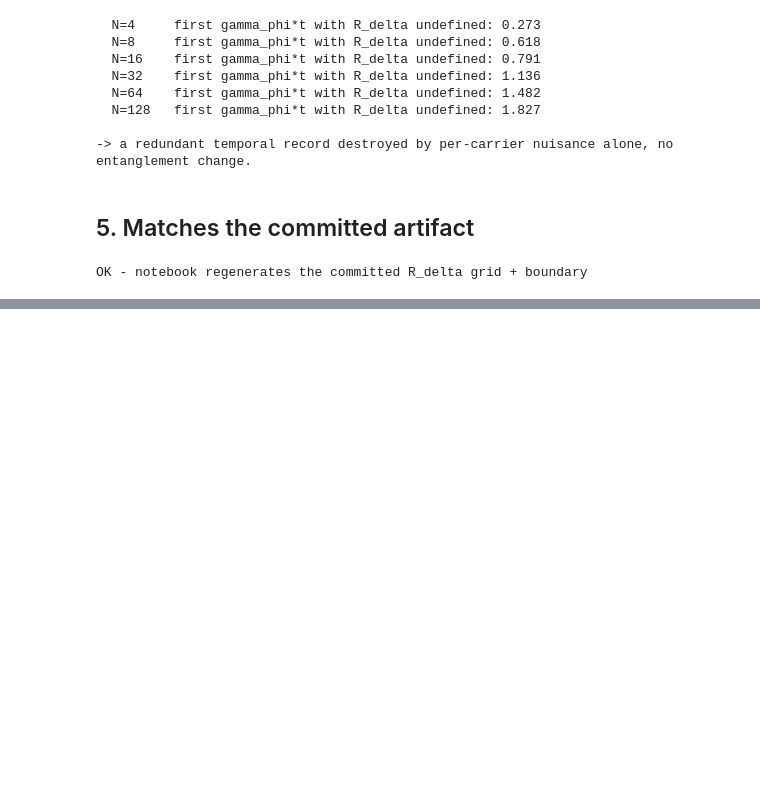
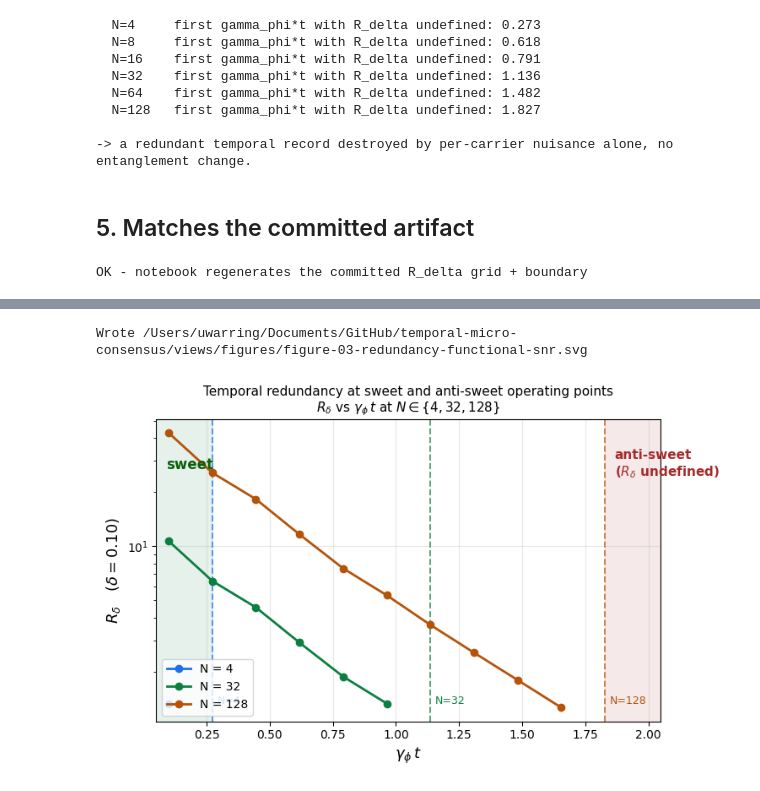
Before and after one commit to uwarring82/temporal-micro-consensus, a Jupyter notebook: numerics/examples/open_instrument_module.ipynb, the cells around one changed output, grey strips where cells are left out. Drawn from its saved outputs; the diff is of its cells as text; code cells hidden in the pictures; blank space fills up the shorter version.

```diff
--- a/numerics/examples/open_instrument_module.ipynb
+++ b/numerics/examples/open_instrument_module.ipynb
@@ -94,0 +103,74 @@ OK - notebook regenerates the committed R_delta grid + boundary
+# %%
+import matplotlib.colors as mcolors
+import matplotlib.patches as mpatches
+
+# Type-(b) figure for Harbour View §3: R_delta vs gamma_phi*t at N in {4, 32, 128}.
+# Sweet region = where ALL three N's keep R_delta well-defined (gamma_phi*t <= min boundary).
+# Anti-sweet region = where NO N keeps R_delta well-defined (gamma_phi*t > max boundary).
+# Per-N boundary marked with a dashed vertical line (rising with N per MN v0.3 §8.2).
+
+b_n_values = [4, 32, 128]
+colors_b = {4: '#1f6feb', 32: '#0a7f3f', 128: '#b45309'}
+
+fig_b, ax_b = plt.subplots(figsize=(7.6, 4.8))
+
+# Plot the defined portion of each trace
+for n in b_n_values:
+    pts = [(row[0], row[2]) for row in cur['grid'][n] if row[2] is not None]
+    if pts:
+        xs, ys = zip(*pts)
+        ax_b.plot(xs, ys, 'o-', color=colors_b[n],
+                  label=f'N = {n}', linewidth=2.0, markersize=6, zorder=3)
+
+# Per-N undefined-boundary vertical lines
+for n in b_n_values:
+    b = cur['undefined_boundary'][n]
+    if b is not None:
+        ax_b.axvline(b, color=colors_b[n], linestyle='--', linewidth=1.4,
+                     alpha=0.7, zorder=2)
+
+ax_b.set_xlabel(r'$\gamma_\phi\, t$', fontsize=13)
+ax_b.set_ylabel(r'$R_\delta\quad(\delta=0.10)$', fontsize=13)
+ax_b.set_yscale('log')
+ax_b.grid(True, alpha=0.3, zorder=1)
+
+# Sweet/anti-sweet shading
+b_min = min(cur['undefined_boundary'][n] for n in b_n_values)
+b_max = max(cur['undefined_boundary'][n] for n in b_n_values)
+xlim_l, xlim_r = 0.05, 2.05
+ax_b.set_xlim(xlim_l, xlim_r)
+ylim = ax_b.get_ylim()
+
+ax_b.axvspan(xlim_l, b_min, alpha=0.10, color='#0a7f3f', zorder=0)
+ax_b.axvspan(b_max, xlim_r, alpha=0.10, color='#a52a2a', zorder=0)
+
+# Annotations
+y_anno = 10 ** (np.log10(ylim[0]) + 0.85 * (np.log10(ylim[1]) - np.log10(ylim[0])))
+ax_b.text(xlim_l + 0.04, y_anno, 'sweet',
+          color='#0a5f0a', fontsize=12, fontweight='bold', ha='left', va='center')
+ax_b.text(b_max + 0.04, y_anno, 'anti-sweet\n($R_\\delta$ undefined)',
+          color='#a52a2a', fontsize=11, fontweight='bold', ha='left', va='center')
+
+# Per-N boundary labels
+y_label = 10 ** (np.log10(ylim[0]) + 0.05 * (np.log10(ylim[1]) - np.log10(ylim[0])))
+for n in b_n_values:
+    b = cur['undefined_boundary'][n]
+    if b is not None:
+        ax_b.text(b + 0.02, y_label, f'N={n}', color=colors_b[n],
+                  fontsize=9, ha='left', va='bottom')
+
+ax_b.legend(loc='lower left', frameon=True, fontsize=10)
+ax_b.set_title('Temporal redundancy at sweet and anti-sweet operating points\n'
+               r'$R_\delta$ vs $\gamma_\phi\,t$ at $N \in \{4, 32, 128\}$',
+               fontsize=11)
+plt.tight_layout()
+
+import pathlib
+out_b = pathlib.Path('../../views/figures/figure-03-redundancy-functional-snr.svg')
+out_b.parent.mkdir(parents=True, exist_ok=True)
+fig_b.savefig(out_b, format='svg', bbox_inches='tight')
+print(f'Wrote {out_b.resolve()}')
+plt.show()
+# %% [output]
+Wrote /Users/uwarring/Documents/GitHub/temporal-micro-consensus/views/figures/figure-03-redundancy-functional-snr.svg
+[figure, added]
```
Also changed, not shown: parts of 3 cells of this notebook, 2 other files.
